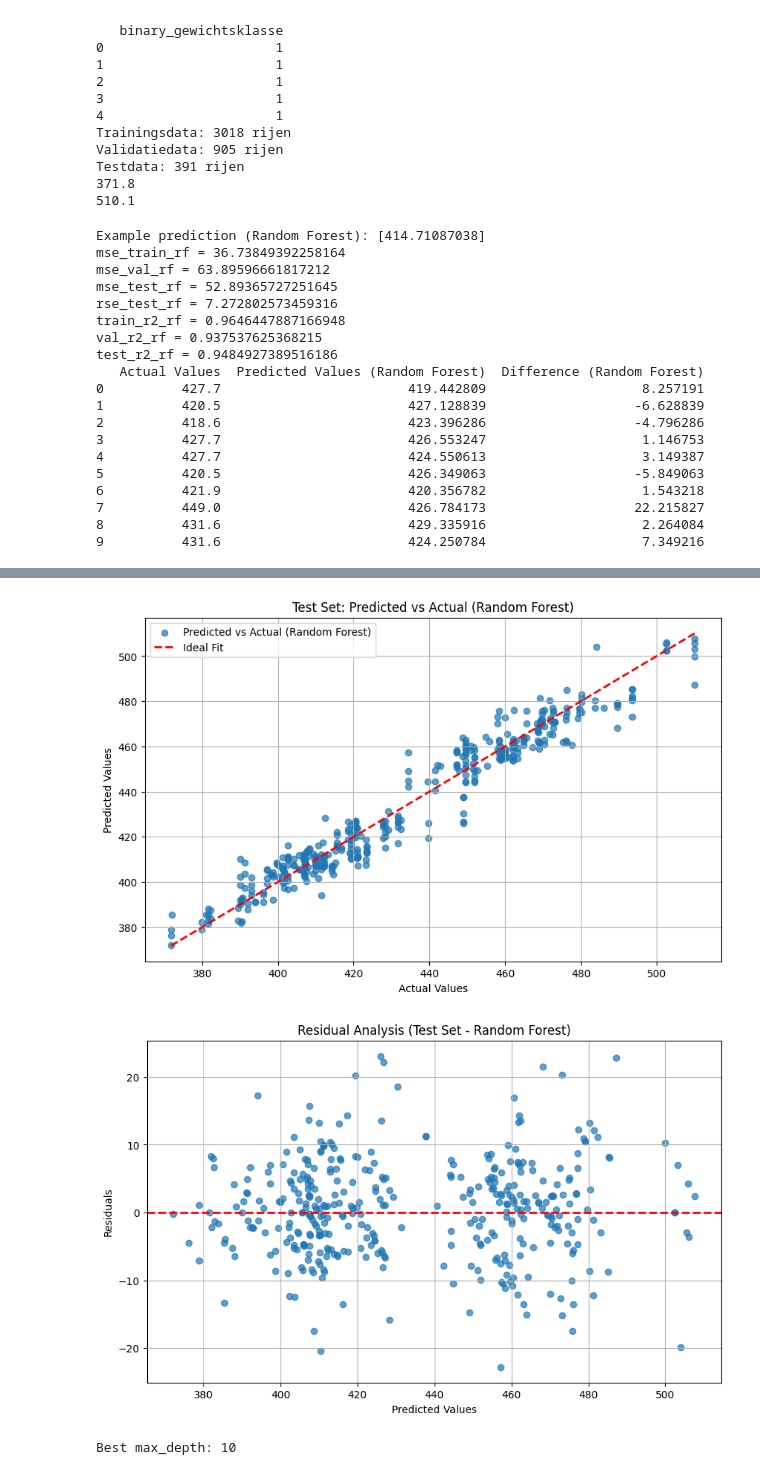
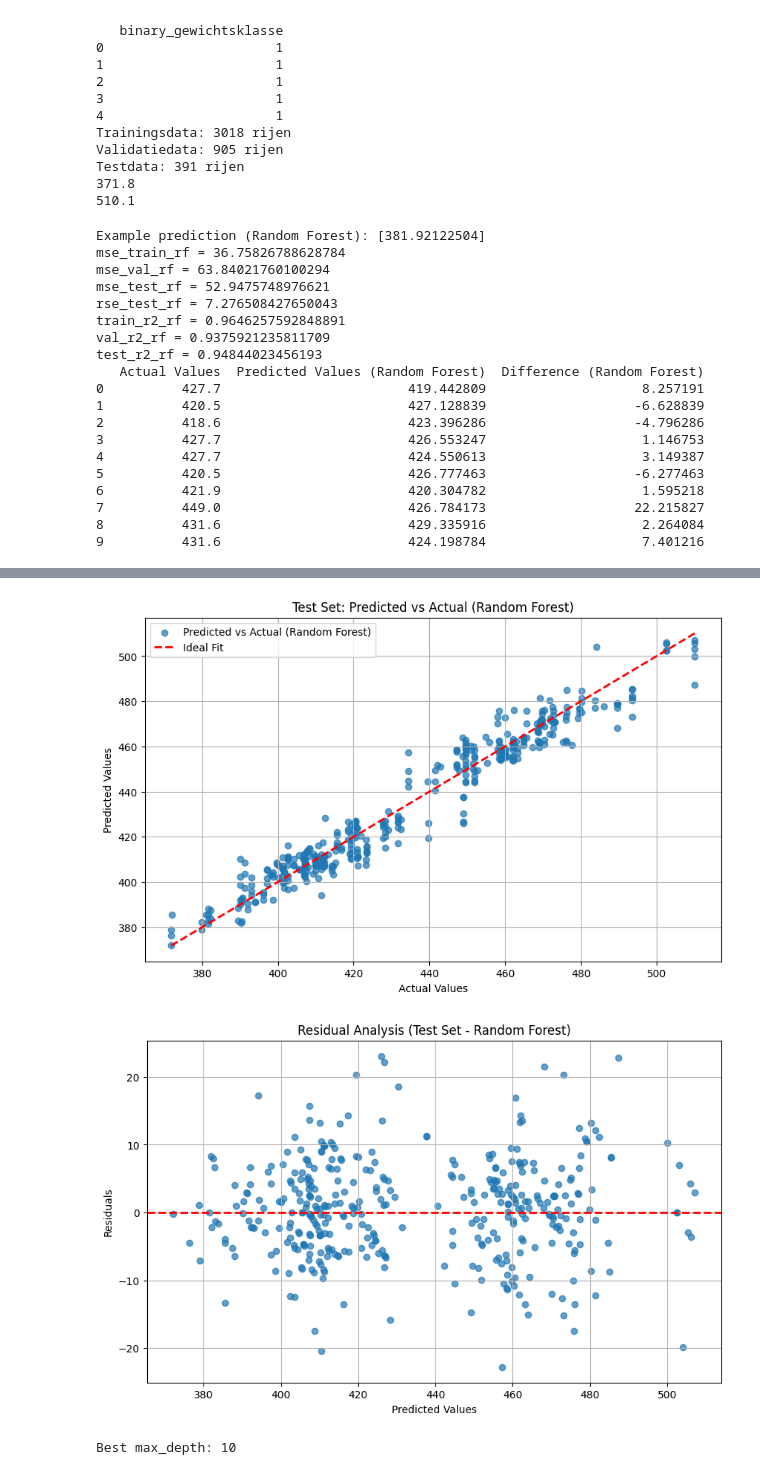
Before and after one commit to bibidemarezoyens/LB, a Jupyter notebook: randomforest.ipynb, the cells around one changed output, grey strips where cells are left out. Cells and saved outputs as stored; diff of their text form; code cells hidden in the pictures.

```diff
--- a/randomforest.ipynb
+++ b/randomforest.ipynb
@@ -77,12 +77,12 @@ y_val = val_data['2k tijd']
 X_test = test_data.drop(columns=['2k tijd'])
 y_test = test_data['2k tijd']
 
-# Standardize the features
-scaler = StandardScaler()
-scaler.fit(X_train)  # Fit on training data only
-X_train_scaled = scaler.transform(X_train)
-X_val_scaled = scaler.transform(X_val)
-X_test_scaled = scaler.transform(X_test)
+#maakt geen verschil
+# scaler = StandardScaler()
+# scaler.fit(X_train)  # Fit on training data only
+# X_train_scaled = scaler.transform(X_train)
+# X_val_scaled = scaler.transform(X_val)
+# X_test_scaled = scaler.transform(X_test)
 # %%
 from sklearn.metrics import mean_squared_error, r2_score
 from sklearn.ensemble import RandomForestRegressor
@@ -91,11 +91,11 @@ import pandas as pd
 import matplotlib.pyplot as plt
 
 rf_model = RandomForestRegressor(max_depth=10, random_state=0)
-rf_model.fit(X_train_scaled, y_train)
+rf_model.fit(X_train, y_train)
 
-train_pred_rf = rf_model.predict(X_train_scaled)
-val_pred_rf = rf_model.predict(X_val_scaled)
-test_pred_rf = rf_model.predict(X_test_scaled)
+train_pred_rf = rf_model.predict(X_train)
+val_pred_rf = rf_model.predict(X_val)
+test_pred_rf = rf_model.predict(X_test)
 
 example_input = np.array([[1, 104.6, 0, 0, 1]])
 example_prediction_rf = rf_model.predict(example_input)
@@ -126,7 +126,6 @@ results_rf = pd.DataFrame({
 })
 print(results_rf.head(10))
 
-# Plot 1: Actual vs Predicted for Validation Set (Random Forest)
 plt.figure(figsize=(10, 6))
 plt.scatter(y_val, val_pred_rf, alpha=0.7, label='Predicted vs Actual (Random Forest)')
 plt.plot([min(y_val), max(y_val)], [min(y_val), max(y_val)], color='red', linestyle='--', linewidth=2, label='Ideal Fit')
@@ -137,50 +136,48 @@ plt.legend()
 plt.grid(True)
 plt.show()
 
-# Plot 2: Actual vs Predicted for Test Set (Random Forest)
 plt.figure(figsize=(10, 6))
 plt.scatter(y_test, test_pred_rf, alpha=0.7, label='Predicted vs Actual (Random Forest)')
 plt.plot([min(y_test), max(y_test)], [min(y_test), max(y_test)], color='red', linestyle='--', linewidth=2, label='Ideal Fit')
 plt.xlabel('Actual Values')
 plt.ylabel('Predicted Values')
 plt.title('Test Set: Predicted vs Actual (Random Forest)')
 plt.legend()
 plt.grid(True)
 plt.show()
 
-# Plot 3: Residuals for Test Set (Random Forest)
 residuals_rf = y_test - test_pred_rf
 plt.figure(figsize=(10, 6))
 plt.scatter(test_pred_rf, residuals_rf, alpha=0.7)
 plt.axhline(0, color='red', linestyle='--', linewidth=2)
 plt.xlabel('Predicted Values')
 plt.ylabel('Residuals')
 plt.title('Residual Analysis (Test Set - Random Forest)')
 plt.grid(True)
 plt.show()
 # %% [output]
-Example prediction (Random Forest): [414.71087038]
-mse_train_rf = 36.73849392258164
-mse_val_rf = 63.89596661817212
-mse_test_rf = 52.89365727251645
-rse_test_rf = 7.272802573459316
-train_r2_rf = 0.9646447887166948
-val_r2_rf = 0.937537625368215
-test_r2_rf = 0.9484927389516186
+Example prediction (Random Forest): [381.92122504]
+mse_train_rf = 36.75826788628784
+mse_val_rf = 63.84021760100294
+mse_test_rf = 52.9475748976621
+rse_test_rf = 7.276508427650043
+train_r2_rf = 0.9646257592848891
+val_r2_rf = 0.9375921235811709
+test_r2_rf = 0.94844023456193
    Actual Values  Predicted Values (Random Forest)  Difference (Random Forest)
 0          427.7                        419.442809                    8.257191
 1          420.5                        427.128839                   -6.628839
 2          418.6                        423.396286                   -4.796286
 3          427.7                        426.553247                    1.146753
 4          427.7                        424.550613                    3.149387
-5          420.5                        426.349063                   -5.849063
-6          421.9                        420.356782                    1.543218
+5          420.5                        426.777463                   -6.277463
+6          421.9                        420.304782                    1.595218
 7          449.0                        426.784173                   22.215827
 8          431.6                        429.335916                    2.264084
-9          431.6                        424.250784                    7.349216
+9          431.6                        424.198784                    7.401216
 [figure]
 [figure]
-[figure, old version]
+[figure, new version]
 # %%
 from sklearn.metrics import mean_squared_error
 import matplotlib.pyplot as plt
```
Also changed, not shown: 3 other files.
